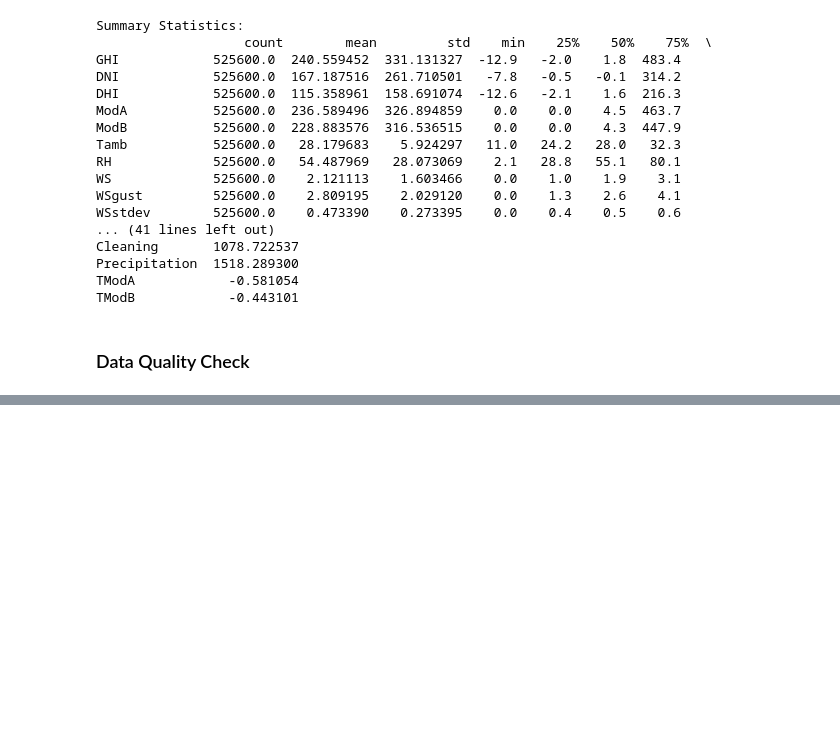
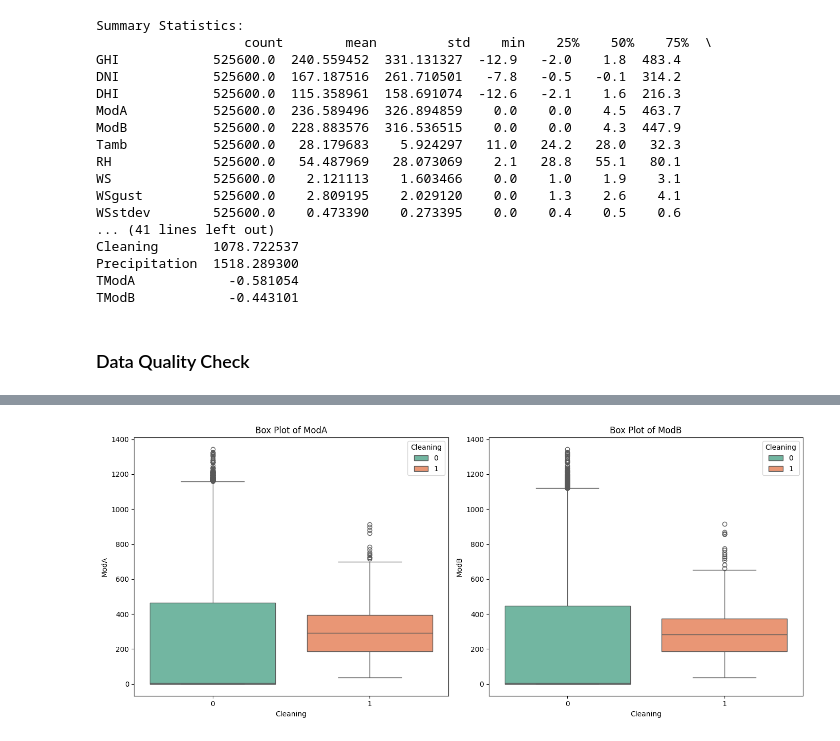
Before and after one commit to dev-beluga/KAIM-C2, a Jupyter notebook: notebooks/data_load.ipynb, the cells around one changed output, grey strips where cells are left out. Drawn from its saved outputs; the diff is of its cells as text; code cells hidden in the pictures; blank space fills up the shorter version.

```diff
--- a/notebooks/data_load.ipynb
+++ b/notebooks/data_load.ipynb
@@ -230,0 +530,18 @@ TModB            -0.443101
+# %%
+
+plt.figure(figsize=(14, 6))
+
+# Box plot for ModA
+plt.subplot(1, 2, 1)
+sb.boxplot(x='Cleaning', y='ModA', data=benin_df, hue='Cleaning', palette='Set2')
+plt.title('Box Plot of ModA')
+
+# Box plot for ModB
+plt.subplot(1, 2, 2)
+sb.boxplot(x='Cleaning', y='ModB', data=benin_df, hue='Cleaning', palette='Set2')
+plt.title('Box Plot of ModB')
+
+plt.tight_layout()
+plt.show();
+# %% [output]
+[figure, added]
```
Also changed, not shown: parts of 19 cells of this notebook.
